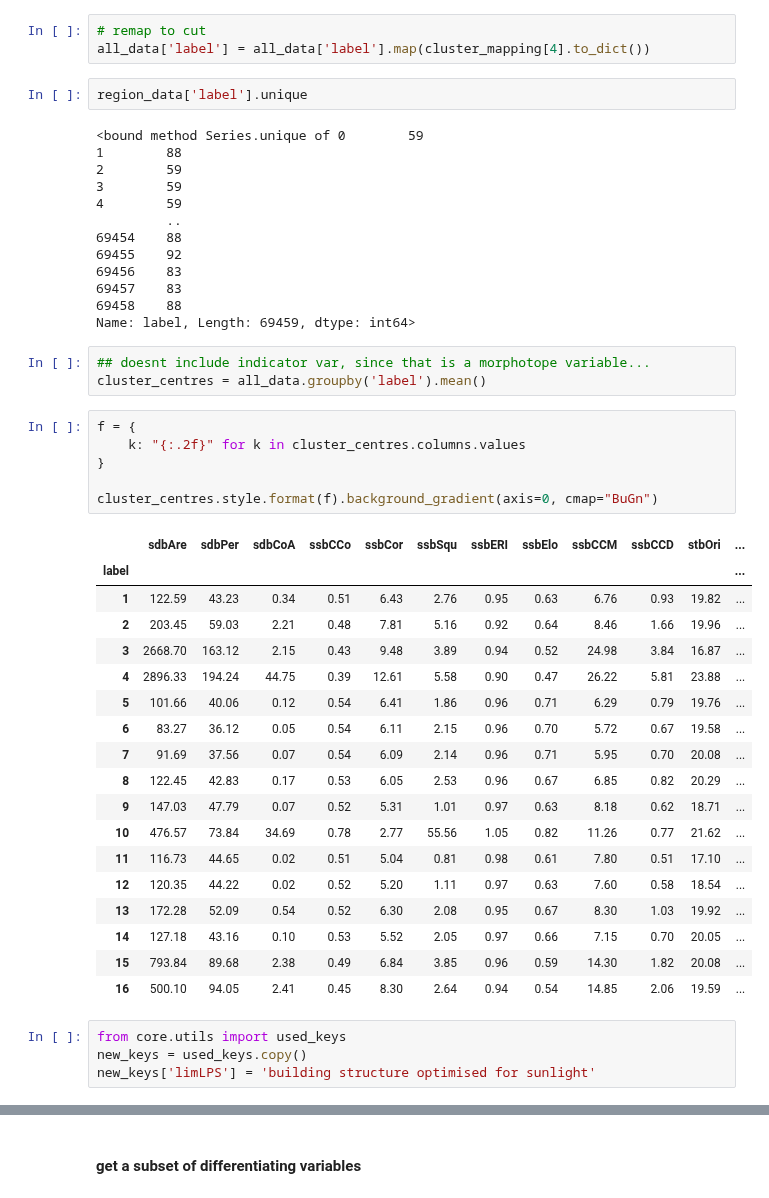
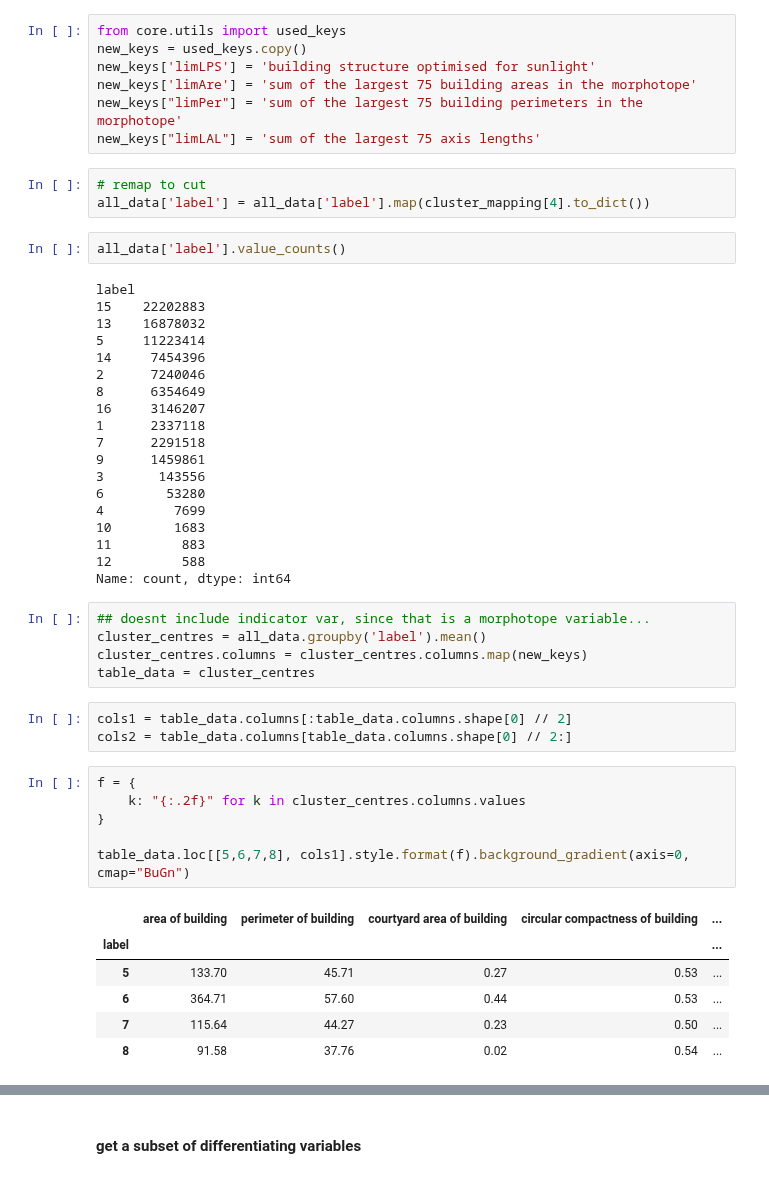
Before and after one commit to uscuni/urban_taxonomy, a Jupyter notebook: code/results.ipynb, the cells around one changed output, grey strips where cells are left out. Drawn from its saved outputs; the diff is of its cells as text.

Commit message:
changing methodology

```diff
--- a/code/results.ipynb
+++ b/code/results.ipynb
@@ -91,53 +76,55 @@ all_data = pd.concat(results, ignore_index=True)
 151676
 152081
 152511
+# %%
+from core.utils import used_keys
+new_keys = used_keys.copy()
+new_keys['limLPS'] = 'building structure optimised for sunlight'
+new_keys['limAre'] = 'sum of the largest 75 building areas in the morphotope'
+new_keys["limPer"] = 'sum of the largest 75 building perimeters in the morphotope'
+new_keys["limLAL"] = 'sum of the largest 75 axis lengths'
 # %%
 # remap to cut
 all_data['label'] = all_data['label'].map(cluster_mapping[4].to_dict())
 # %%
-region_data['label'].unique
+all_data['label'].value_counts()
 # %% [output]
-<bound method Series.unique of 0        59
-1        88
-2        59
-3        59
-4        59
-         ..
-69454    88
-69455    92
-69456    83
-69457    83
-69458    88
-Name: label, Length: 69459, dtype: int64>
+label
+15    22202883
+13    16878032
+5     11223414
+14     7454396
+2      7240046
+8      6354649
+16     3146207
+1      2337118
+7      2291518
+9      1459861
+3       143556
+6        53280
+4         7699
+10        1683
+11         883
+12         588
+Name: count, dtype: int64
 # %%
 ## doesnt include indicator var, since that is a morphotope variable...
 cluster_centres = all_data.groupby('label').mean()
+cluster_centres.columns = cluster_centres.columns.map(new_keys)
+table_data = cluster_centres
+# %%
+cols1 = table_data.columns[:table_data.columns.shape[0] // 2]
+cols2 = table_data.columns[table_data.columns.shape[0] // 2:]
 # %%
 f = {
     k: "{:.2f}" for k in cluster_centres.columns.values
 }
 
-cluster_centres.style.format(f).background_gradient(axis=0, cmap="BuGn")
+table_data.loc[[5,6,7,8], cols1].style.format(f).background_gradient(axis=0, cmap="BuGn")
 # %% [output]
-|  | sdbAre | sdbPer | sdbCoA | ssbCCo | ssbCor | ssbSqu | ssbERI | ssbElo | ssbCCM | ssbCCD | stbOri | ... |
-| label |  |  |  |  |  |  |  |  |  |  |  | ... |
-| 1 | 122.59 | 43.23 | 0.34 | 0.51 | 6.43 | 2.76 | 0.95 | 0.63 | 6.76 | 0.93 | 19.82 | ... |
-| 2 | 203.45 | 59.03 | 2.21 | 0.48 | 7.81 | 5.16 | 0.92 | 0.64 | 8.46 | 1.66 | 19.96 | ... |
-| 3 | 2668.70 | 163.12 | 2.15 | 0.43 | 9.48 | 3.89 | 0.94 | 0.52 | 24.98 | 3.84 | 16.87 | ... |
-| 4 | 2896.33 | 194.24 | 44.75 | 0.39 | 12.61 | 5.58 | 0.90 | 0.47 | 26.22 | 5.81 | 23.88 | ... |
-| 5 | 101.66 | 40.06 | 0.12 | 0.54 | 6.41 | 1.86 | 0.96 | 0.71 | 6.29 | 0.79 | 19.76 | ... |
-| 6 | 83.27 | 36.12 | 0.05 | 0.54 | 6.11 | 2.15 | 0.96 | 0.70 | 5.72 | 0.67 | 19.58 | ... |
-| 7 | 91.69 | 37.56 | 0.07 | 0.54 | 6.09 | 2.14 | 0.96 | 0.71 | 5.95 | 0.70 | 20.08 | ... |
-| 8 | 122.45 | 42.83 | 0.17 | 0.53 | 6.05 | 2.53 | 0.96 | 0.67 | 6.85 | 0.82 | 20.29 | ... |
-| 9 | 147.03 | 47.79 | 0.07 | 0.52 | 5.31 | 1.01 | 0.97 | 0.63 | 8.18 | 0.62 | 18.71 | ... |
-| 10 | 476.57 | 73.84 | 34.69 | 0.78 | 2.77 | 55.56 | 1.05 | 0.82 | 11.26 | 0.77 | 21.62 | ... |
-| 11 | 116.73 | 44.65 | 0.02 | 0.51 | 5.04 | 0.81 | 0.98 | 0.61 | 7.80 | 0.51 | 17.10 | ... |
-| 12 | 120.35 | 44.22 | 0.02 | 0.52 | 5.20 | 1.11 | 0.97 | 0.63 | 7.60 | 0.58 | 18.54 | ... |
-| 13 | 172.28 | 52.09 | 0.54 | 0.52 | 6.30 | 2.08 | 0.95 | 0.67 | 8.30 | 1.03 | 19.92 | ... |
-| 14 | 127.18 | 43.16 | 0.10 | 0.53 | 5.52 | 2.05 | 0.97 | 0.66 | 7.15 | 0.70 | 20.05 | ... |
-| 15 | 793.84 | 89.68 | 2.38 | 0.49 | 6.84 | 3.85 | 0.96 | 0.59 | 14.30 | 1.82 | 20.08 | ... |
-| 16 | 500.10 | 94.05 | 2.41 | 0.45 | 8.30 | 2.64 | 0.94 | 0.54 | 14.85 | 2.06 | 19.59 | ... |
+|  | area of building | perimeter of building | courtyard area of building | circular compactness of building | ... |
+| label |  |  |  |  | ... |
+| 5 | 133.70 | 45.71 | 0.27 | 0.53 | ... |
+| 6 | 364.71 | 57.60 | 0.44 | 0.53 | ... |
+| 7 | 115.64 | 44.27 | 0.23 | 0.50 | ... |
+| 8 | 91.58 | 37.76 | 0.02 | 0.54 | ... |
-# %%
-from core.utils import used_keys
-new_keys = used_keys.copy()
-new_keys['limLPS'] = 'building structure optimised for sunlight'
```
Also changed, not shown: parts of 5 cells of this notebook, 18 other files.
